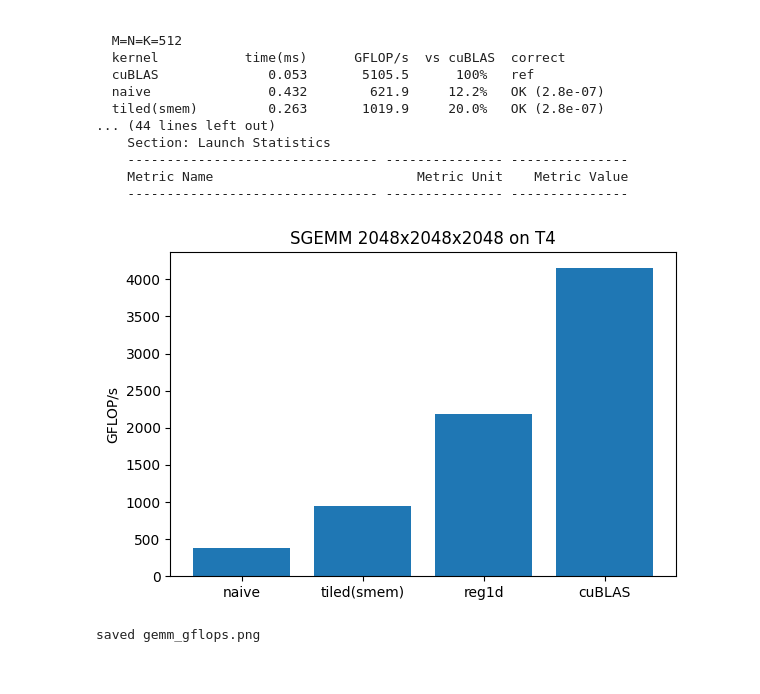
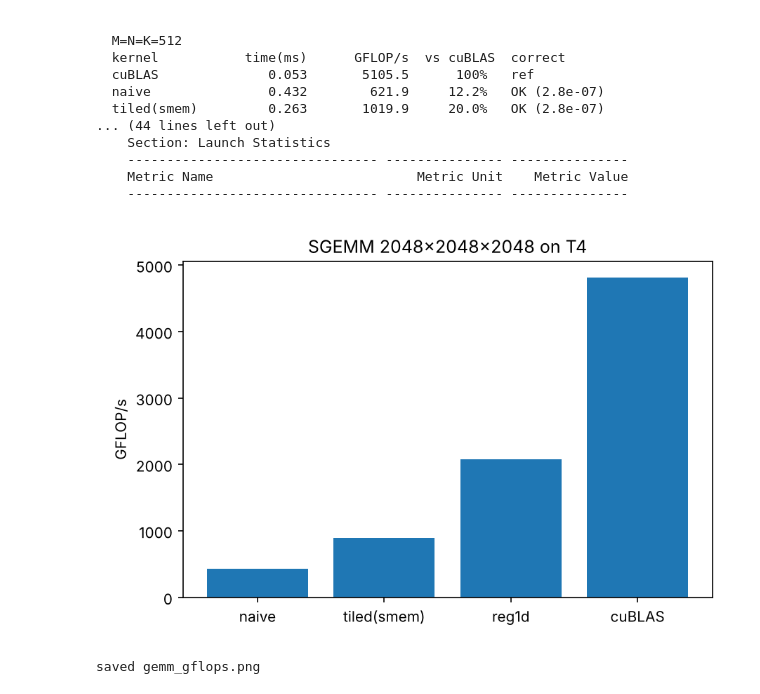
Before and after one commit to sinchana2000/CUDA-SGEMM-Optimization, a Jupyter notebook: cuda_gemm_colab.ipynb, the cells around one changed output. Drawn from its saved outputs; the diff is of its cells as text; code cells hidden in the pictures.

Commit message:
Correct README and chart to match measured results

```diff
--- a/cuda_gemm_colab.ipynb
+++ b/cuda_gemm_colab.ipynb
@@ -424,18 +424,19 @@ Timing: 3 warmup + 20 measured iterations per kernel
     -------------------------------- --------------- ---------------
 # %%
 import matplotlib.pyplot as plt
+# 2048 x 2048 x 2048 results from the benchmark run above (!./gemm)
 gflops = {
-    'naive':       	383.1,
-    'tiled(smem)': 940.3,
-    'reg1d':       2185.9,
-    'cuBLAS':     4155.1,
+    'naive':       434.6,
+    'tiled(smem)': 899.4,
+    'reg1d':       2075.0,
+    'cuBLAS':      4813.9,
 }
 names = list(gflops.keys()); vals = list(gflops.values())
 plt.figure(figsize=(6,4))
 plt.bar(names, vals)
 plt.ylabel('GFLOP/s'); plt.title('SGEMM 2048x2048x2048 on T4')
 plt.tight_layout(); plt.savefig('gemm_gflops.png', dpi=150); plt.show()
 print('saved gemm_gflops.png')
 # %% [output]
-[figure, old version]
+[figure, new version]
 saved gemm_gflops.png
```
Also changed, not shown: 1 other file.
